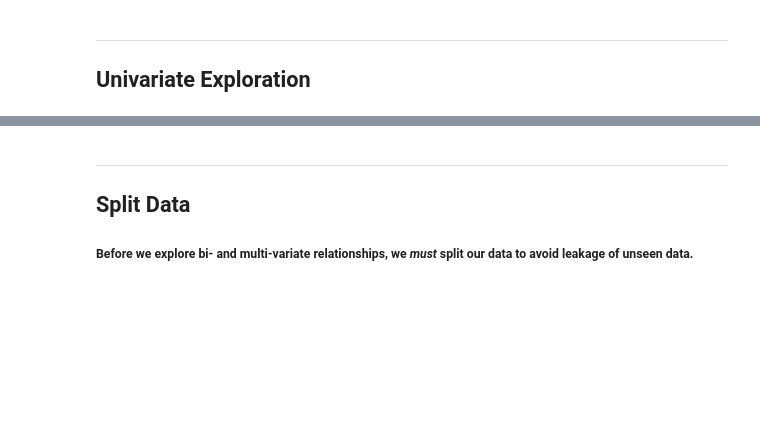
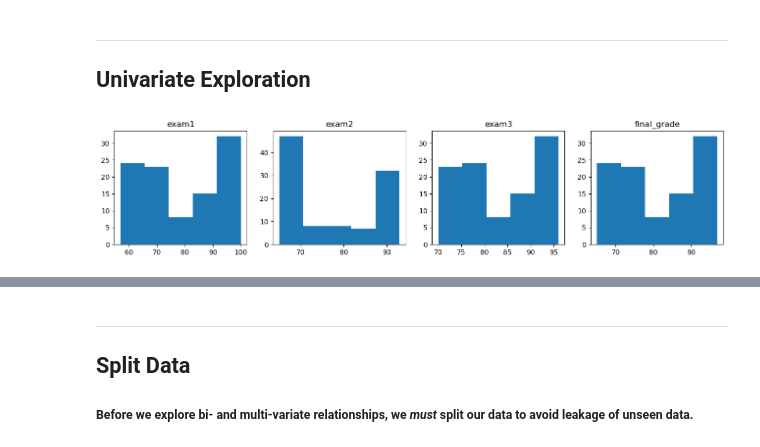
Before and after one commit to CodeupClassroom/pagel-regression, a Jupyter notebook: exploration_lesson.ipynb, the cells around one changed output, grey strips where cells are left out. Saved outputs shown, nothing was run; the diff lists cells and outputs as text; code cells hidden in the pictures; blank space fills up the shorter version.

```diff
--- a/exploration_lesson.ipynb
+++ b/exploration_lesson.ipynb
@@ -119,16 +145,24 @@ ___
 # %%
 plt.figure(figsize=(16, 3))
 
 # List of columns
+cols = ['exam1', 'exam2', 'exam3', 'final_grade']
 
 for i, col in enumerate(cols):
 
     # i starts at 0, but plot no.s should start at 1
+    plot_number = i+1
 
     # Create subplot.
+    plt.subplot(1,4, plot_number)
 
     # Title with column name.
+    plt.title(col)
 
     # Display histogram for column.
+    df[col].hist(bins=5)
 
     # Hide gridlines.
+    plt.grid(False)
+# %% [output]
+[figure, added]
```
Also changed, not shown: parts of 39 cells of this notebook.
